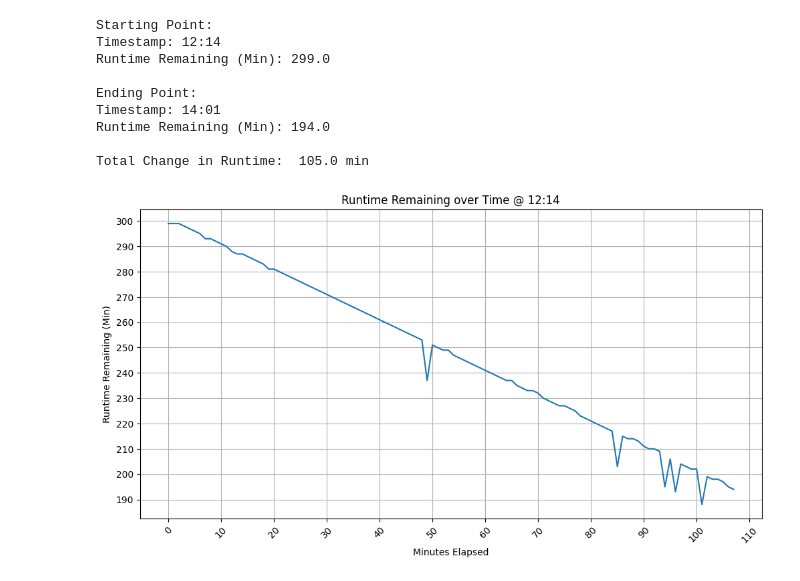
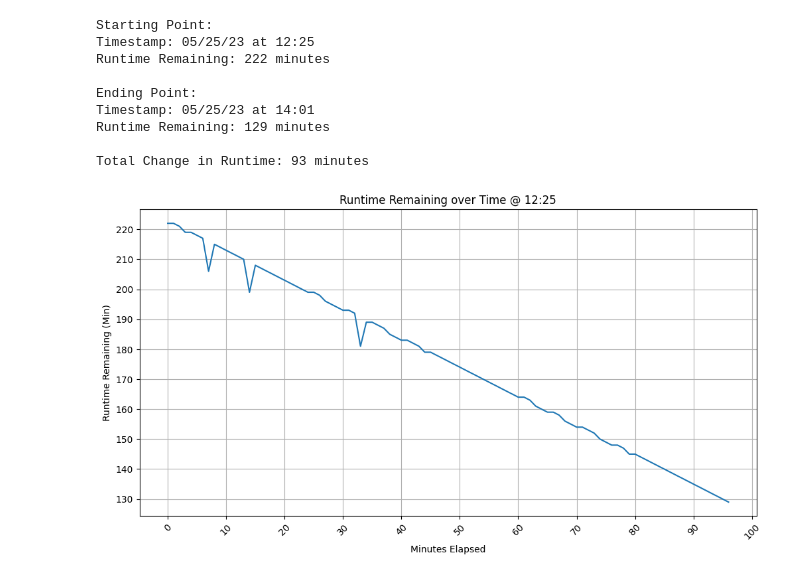
Before and after one commit to DevonCasey/UPSDataVis, a Jupyter notebook: ups_data.ipynb, the cells around one changed output. Cells and saved outputs as stored; diff of their text form; code cells hidden in the pictures.

```diff
--- a/ups_data.ipynb
+++ b/ups_data.ipynb
@@ -6,7 +16,7 @@ from sklearn.linear_model import LinearRegression
 from pprint import pprint
 # %%
 # Read the CSV file and clean up junk rows created by log dump
-df = pd.read_csv('data/dhs_building_ups_battery_1.csv', header=2)
+df = pd.read_csv('data/dhs_building_ups_battery_2.csv', header=2)
 
 # Drop row defining unit of data
 df = df.drop(index=0)
@@ -25,16 +38,21 @@ df['Runtime Remaining (Min)'] = df['Runtime Remaining (Min)'].astype(float)
 df['timestamp'] = pd.to_datetime(df['timestamp'])
 
 # Filter rows based on timestamp
-cutoff_time = pd.to_datetime('2023-05-23 12:14')
+cutoff_time = pd.to_datetime('2023-05-25 12:25')
 filtered_df = df[df['timestamp'] >= cutoff_time]
 
 # Set the desired start and end time for plotting
-start_time = pd.to_datetime('2023-05-23 12:14')
-end_time = pd.to_datetime('2023-05-23 14:01')
+start_time = pd.to_datetime('2023-05-25 12:25')
+end_time = pd.to_datetime('2023-05-25 14:01')
 
 # Filter rows after start time and before end time
 filtered_df = filtered_df[(filtered_df['timestamp'] >= start_time) & (filtered_df['timestamp'] <= end_time)]
 
 # Transform timestamp column to minutes elapsed betweeen start_time and end_time
 filtered_df['Minutes Elapsed'] = (filtered_df['timestamp'] - start_time).dt.total_seconds() / 60
+
+# Fill in NaN values with a 0, effectively true due to NaN only being present in a power outage
+filtered_df = filtered_df.fillna(0)
+
+# Reset index since this is a slice of data from a larger table
 filtered_df = filtered_df.reset_index(drop=True)
@@ -72,43 +119,44 @@ Average battery capacity lost per minute: -0.33%
 # %%
 # Plot the data for Runtime Remaining over Time
 fig, ax = plt.subplots(figsize=(12, 6))
-ax.plot(filtered_df['Minutes Elapsed'], filtered_df['Runtime Remaining (Min)'])
+ax.plot(filtered_df['Minutes Elapsed'], filtered_df['Runtime Remaining (Min)'], label='Runtime Remaining (Min)')
 ax.set_xlabel('Minutes Elapsed')
 ax.set_ylabel('Runtime Remaining (Min)')
 ax.set_title('Runtime Remaining over Time @ ' + start_time.strftime("%H:%M"))
 
 loc_x = plticker.MultipleLocator(base=10.0)
 loc_y = plticker.MultipleLocator(base=10.0)
 ax.xaxis.set_major_locator(loc_x)
 ax.yaxis.set_major_locator(loc_y)
 
 plt.xticks(rotation=45)
 plt.grid(True)
 
 # Print data at starting and ending points
 start_data = filtered_df.iloc[0]
 end_data = filtered_df.iloc[-1]
 
 # Calculate total change in runtime
 total_change = filtered_df['Runtime Remaining (Min)'].iloc[-1] - filtered_df['Runtime Remaining (Min)'].iloc[0]
 
+# Display calculated data
 print("Starting Point:")
-print("Timestamp:", start_time.strftime("%H:%M"))
-print("Runtime Remaining (Min):", start_data['Runtime Remaining (Min)'])
+print("Timestamp:", start_time.strftime("%D at %H:%M"))
+print(f"Runtime Remaining: {start_data['Runtime Remaining (Min)']:.0f} minutes")
 
 print("\nEnding Point:")
-print("Timestamp:", end_time.strftime("%H:%M"))
-print("Runtime Remaining (Min):", end_data['Runtime Remaining (Min)'])
+print("Timestamp:", end_time.strftime("%D at %H:%M"))
+print(f"Runtime Remaining: {end_data['Runtime Remaining (Min)']:.0f} minutes")
 
-print("\nTotal Change in Runtime: ", -(total_change), "min")
+print(f"\nTotal Change in Runtime: {-(total_change):.0f} minutes")
 # %% [output]
 Starting Point:
-Timestamp: 12:14
-Runtime Remaining (Min): 299.0
+Timestamp: 05/25/23 at 12:25
+Runtime Remaining: 222 minutes
 
 Ending Point:
-Timestamp: 14:01
-Runtime Remaining (Min): 194.0
+Timestamp: 05/25/23 at 14:01
+Runtime Remaining: 129 minutes
 
-Total Change in Runtime:  105.0 min
+Total Change in Runtime: 93 minutes
-[figure, old version]
+[figure, new version]
```
Also changed, not shown: parts of 17 cells of this notebook.
